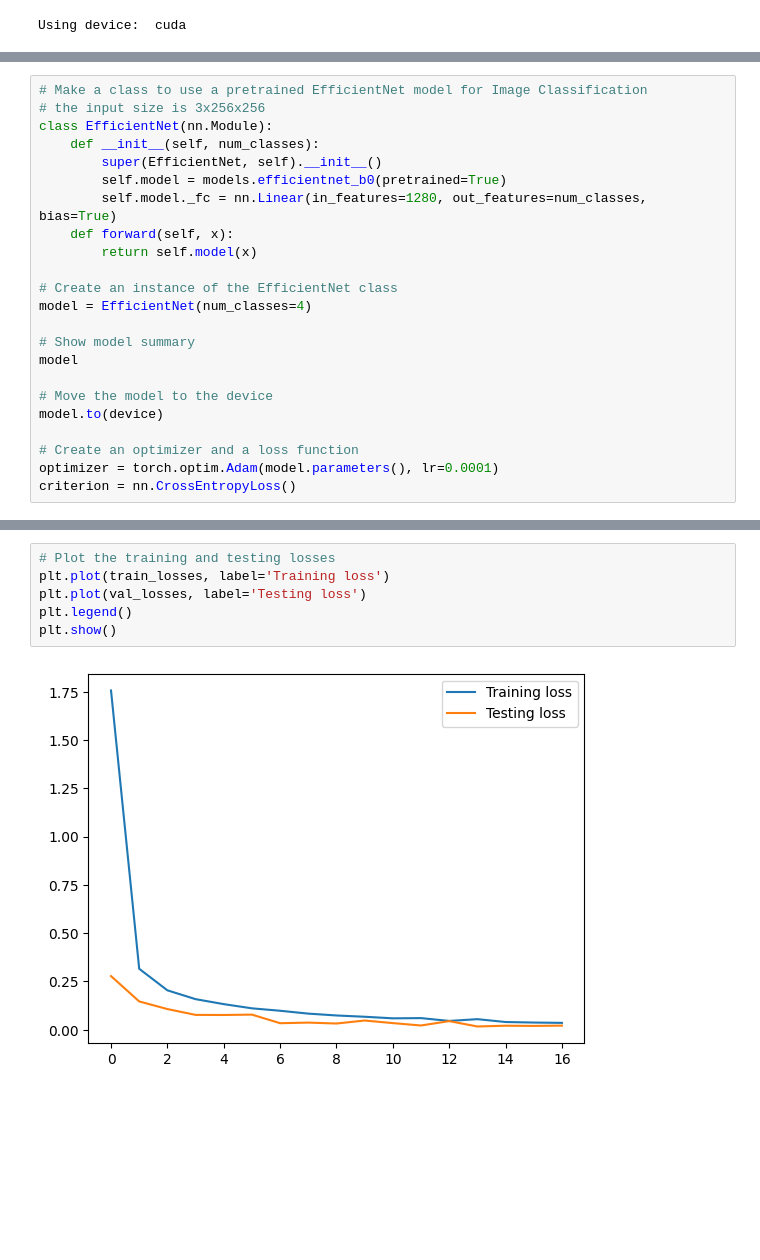
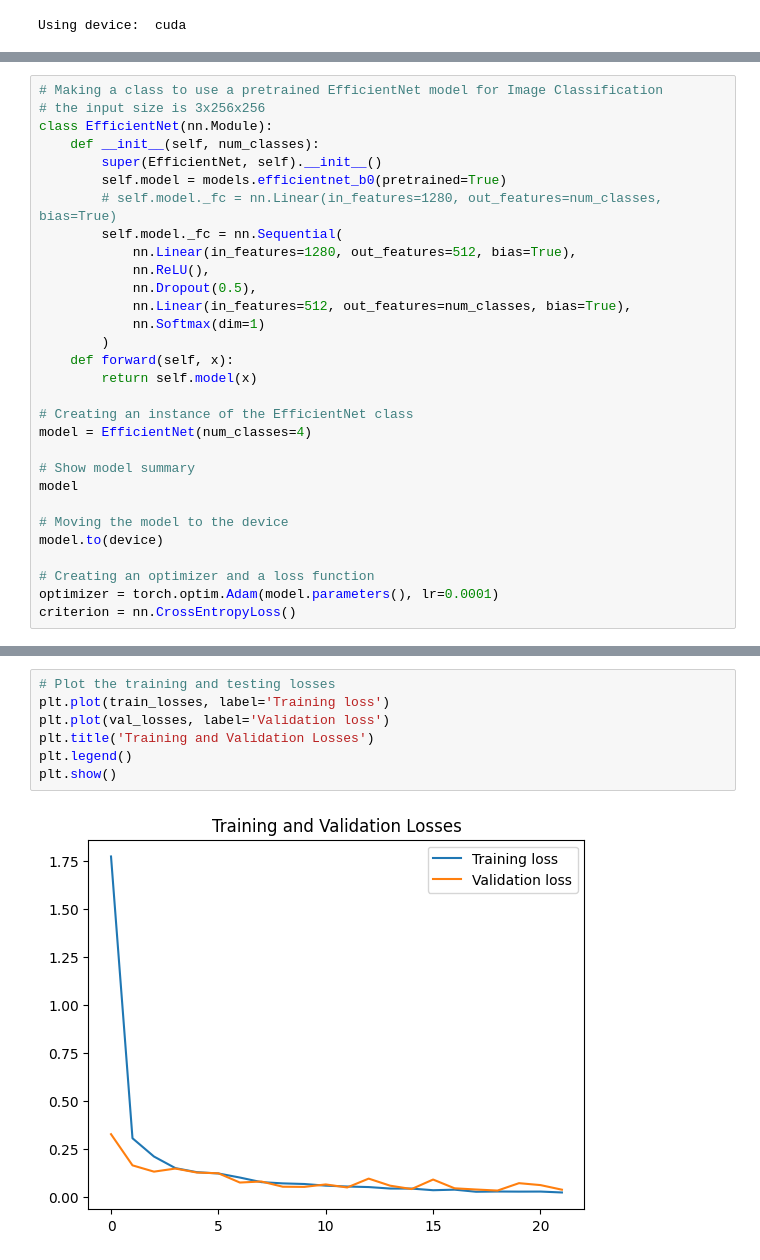
Before and after one commit to EsquiloTorto/Brain-tumor-classification, a Jupyter notebook: pytorch_classification.ipynb, the cells around one changed output, grey strips where cells are left out. Cells and saved outputs as stored; diff of their text form; blank space fills up the shorter version.

Commit message:
Changing the model a bit, discarting useless code, adding metrics and confusion matrix

```diff
--- a/pytorch_classification.ipynb
+++ b/pytorch_classification.ipynb
@@ -94,24 +75,31 @@ show_batch_images(train_loader)
 # %%
-# Make a class to use a pretrained EfficientNet model for Image Classification
+# Making a class to use a pretrained EfficientNet model for Image Classification
 # the input size is 3x256x256
 class EfficientNet(nn.Module):
     def __init__(self, num_classes):
         super(EfficientNet, self).__init__()
         self.model = models.efficientnet_b0(pretrained=True)
-        self.model._fc = nn.Linear(in_features=1280, out_features=num_classes, bias=True)
+        # self.model._fc = nn.Linear(in_features=1280, out_features=num_classes, bias=True)
+        self.model._fc = nn.Sequential(
+            nn.Linear(in_features=1280, out_features=512, bias=True),
+            nn.ReLU(),
+            nn.Dropout(0.5),
+            nn.Linear(in_features=512, out_features=num_classes, bias=True),
+            nn.Softmax(dim=1)
+        )
     def forward(self, x):
         return self.model(x)
 
-# Create an instance of the EfficientNet class
+# Creating an instance of the EfficientNet class
 model = EfficientNet(num_classes=4)
 
 # Show model summary
 model
 
-# Move the model to the device
+# Moving the model to the device
 model.to(device)
 
-# Create an optimizer and a loss function
+# Creating an optimizer and a loss function
 optimizer = torch.optim.Adam(model.parameters(), lr=0.0001)
 criterion = nn.CrossEntropyLoss()
 # %%
@@ -340,11 +333,12 @@ Validation loss decreased (0.032112 --> 0.021886).  Saving model ...
 # %%
 # Plot the training and testing losses
 plt.plot(train_losses, label='Training loss')
-plt.plot(val_losses, label='Testing loss')
+plt.plot(val_losses, label='Validation loss')
+plt.title('Training and Validation Losses')
 plt.legend()
 plt.show()
 # %% [output]
-[figure, old version]
+[figure, new version]
 # %%
 # Plot the training and testing accuracies
 plt.plot(train_accs, label='Training accuracy')
```
Also changed, not shown: parts of 12 cells of this notebook, 1 other file.
